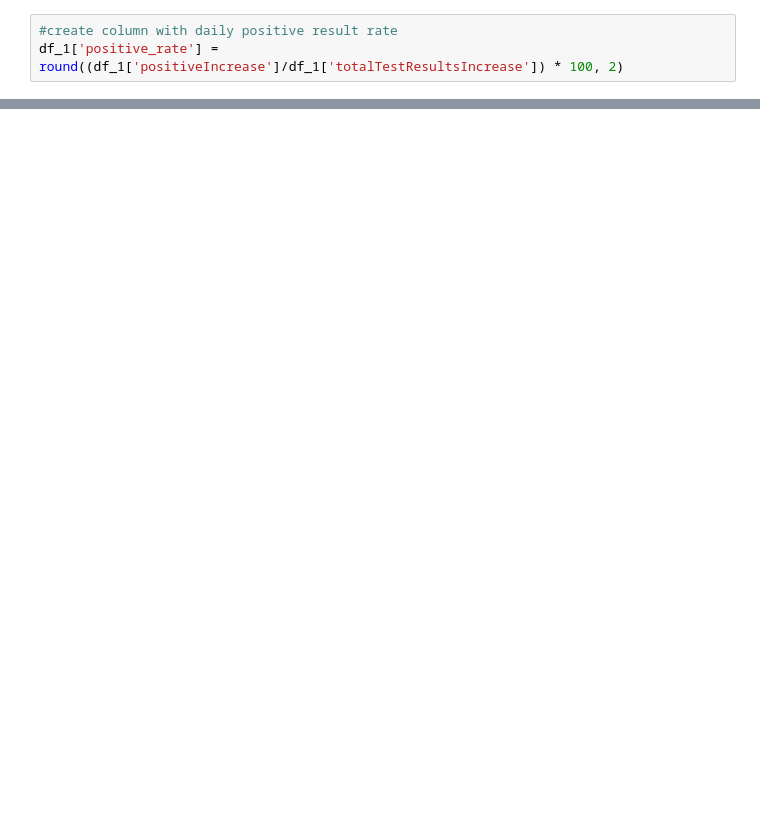
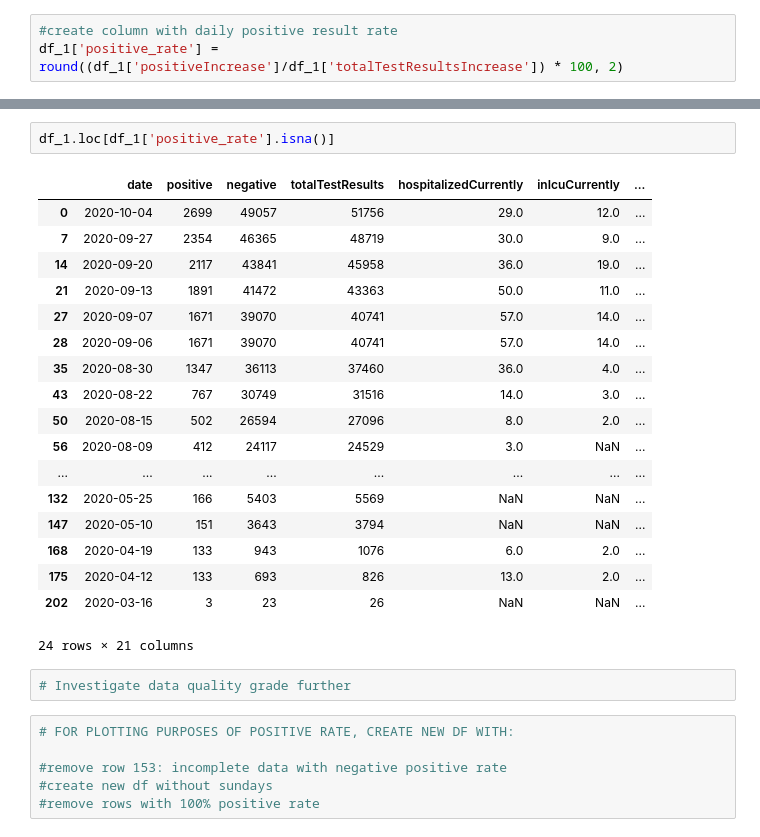
Before and after one commit to mandoiwanaga/guam_covid_analysis, a Jupyter notebook: eda.ipynb, the cells around one changed output, grey strips where cells are left out. Cells and saved outputs as stored; diff of their text form; blank space fills up the shorter version.

```diff
--- a/eda.ipynb
+++ b/eda.ipynb
@@ -130,0 +175,29 @@ Name: positive_rate, dtype: int64
+# %%
+df_1.loc[df_1['positive_rate'].isna()]
+# %% [output]
+|  | date | positive | negative | totalTestResults | hospitalizedCurrently | inIcuCurrently | ... |
+| 0 | 2020-10-04 | 2699 | 49057 | 51756 | 29.0 | 12.0 | ... |
+| 7 | 2020-09-27 | 2354 | 46365 | 48719 | 30.0 | 9.0 | ... |
+| 14 | 2020-09-20 | 2117 | 43841 | 45958 | 36.0 | 19.0 | ... |
+| 21 | 2020-09-13 | 1891 | 41472 | 43363 | 50.0 | 11.0 | ... |
+| 27 | 2020-09-07 | 1671 | 39070 | 40741 | 57.0 | 14.0 | ... |
+| 28 | 2020-09-06 | 1671 | 39070 | 40741 | 57.0 | 14.0 | ... |
+| 35 | 2020-08-30 | 1347 | 36113 | 37460 | 36.0 | 4.0 | ... |
+| 43 | 2020-08-22 | 767 | 30749 | 31516 | 14.0 | 3.0 | ... |
+| 50 | 2020-08-15 | 502 | 26594 | 27096 | 8.0 | 2.0 | ... |
+| 56 | 2020-08-09 | 412 | 24117 | 24529 | 3.0 | NaN | ... |
+| ... | ... | ... | ... | ... | ... | ... | ... |
+| 132 | 2020-05-25 | 166 | 5403 | 5569 | NaN | NaN | ... |
+| 147 | 2020-05-10 | 151 | 3643 | 3794 | NaN | NaN | ... |
+| 168 | 2020-04-19 | 133 | 943 | 1076 | 6.0 | 2.0 | ... |
+| 175 | 2020-04-12 | 133 | 693 | 826 | 13.0 | 2.0 | ... |
+| 202 | 2020-03-16 | 3 | 23 | 26 | NaN | NaN | ... |
+24 rows × 21 columns
+# %%
+# Investigate data quality grade further
+# %%
+# FOR PLOTTING PURPOSES OF POSITIVE RATE, CREATE NEW DF WITH:
+
+#remove row 153: incomplete data with negative positive rate
+#create new df without sundays
+#remove rows with 100% positive rate
```
Also changed, not shown: parts of 12 cells of this notebook.
